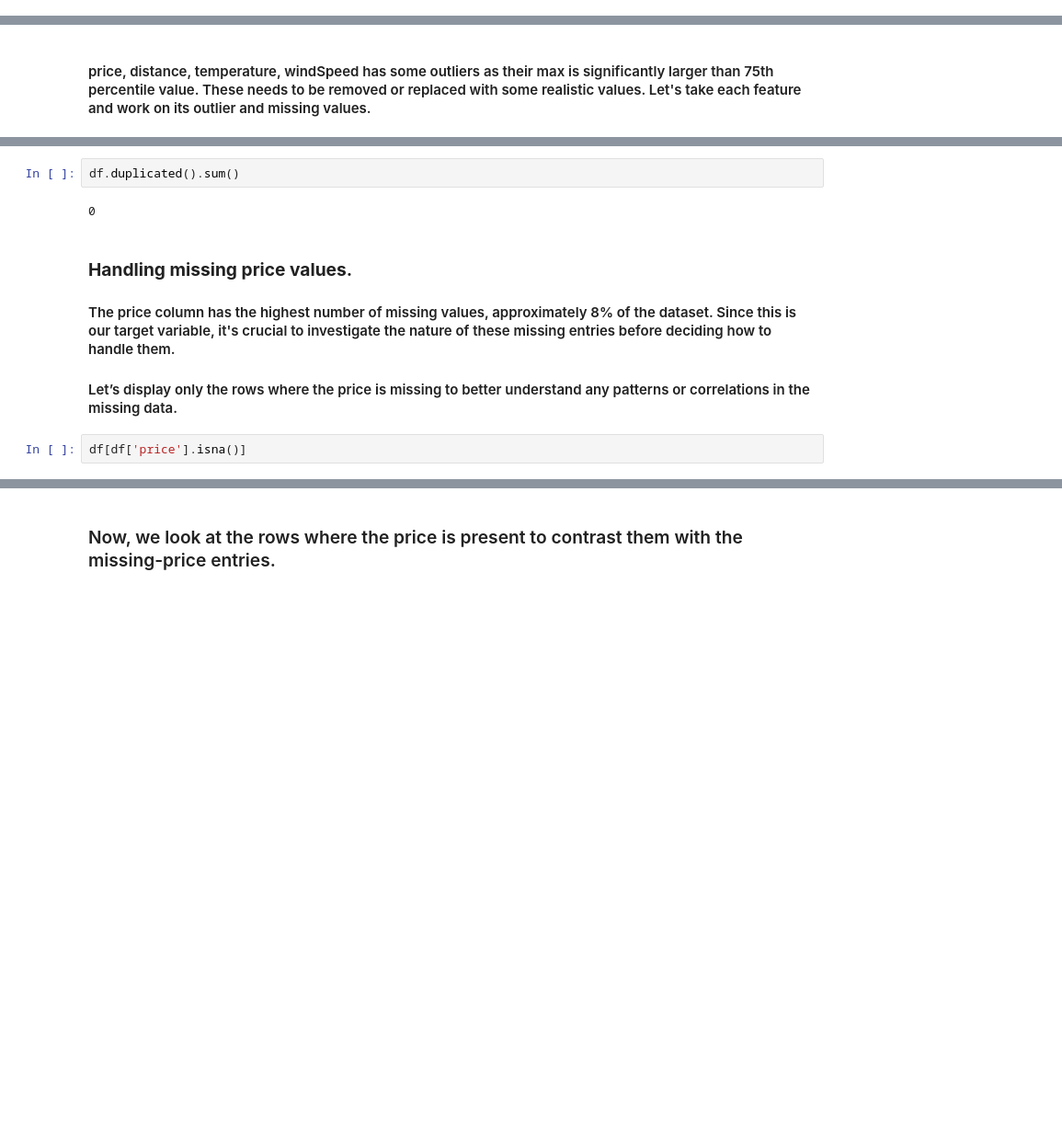
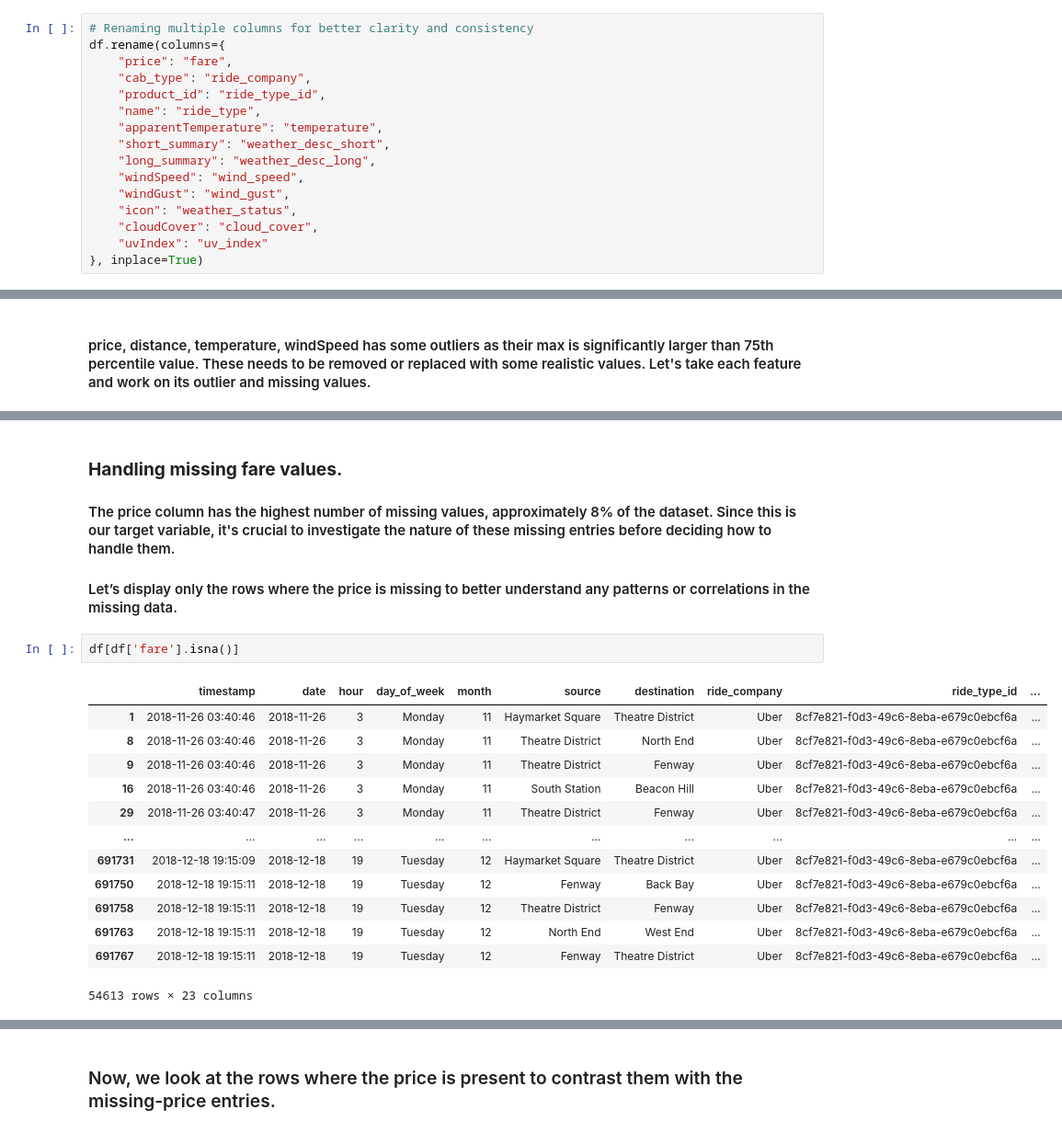
Before and after one commit to Mahir-Uddin0/Uber-Fare-Prediction, a Jupyter notebook: Notebooks/Data Preprocessing.ipynb, the cells around one changed output, grey strips where cells are left out. Shown at 92% size. Cells and saved outputs as stored; diff of their text form; blank space fills up the shorter version.

```diff
--- a/Notebooks/Data Preprocessing.ipynb
+++ b/Notebooks/Data Preprocessing.ipynb
@@ -20,0 +114,16 @@ df.head(7)
+# %%
+# Renaming multiple columns for better clarity and consistency
+df.rename(columns={
+    "price": "fare",
+    "cab_type": "ride_company",
+    "product_id": "ride_type_id",
+    "name": "ride_type",
+    "apparentTemperature": "temperature",
+    "short_summary": "weather_desc_short",
+    "long_summary": "weather_desc_long",
+    "windSpeed": "wind_speed",
+    "windGust": "wind_gust",
+    "icon": "weather_status",
+    "cloudCover": "cloud_cover",
+    "uvIndex": "uv_index"
+}, inplace=True)
@@ -29,11 +219,21 @@ df.isnull().sum()
-# %%
-df.duplicated().sum()
-# %% [output]
-0
 # %% [markdown]
-### **Handling missing price values.**
+### **Handling missing fare values.**
 #### The price column has the highest number of missing values, approximately 8% of the dataset. Since this is our target variable, it's crucial to investigate the nature of these missing entries before deciding how to handle them.
 #### Let’s display only the rows where the price is missing to better understand any patterns or correlations in the missing data.
 # %%
-df[df['price'].isna()]
+df[df['fare'].isna()]
+# %% [output]
+|  | timestamp | date | hour | day_of_week | month | source | destination | ride_company | ride_type_id | ... |
+| 1 | 2018-11-26 03:40:46 | 2018-11-26 | 3 | Monday | 11 | Haymarket Square | Theatre District | Uber | 8cf7e821-f0d3-49c6-8eba-e679c0ebcf6a | ... |
+| 8 | 2018-11-26 03:40:46 | 2018-11-26 | 3 | Monday | 11 | Theatre District | North End | Uber | 8cf7e821-f0d3-49c6-8eba-e679c0ebcf6a | ... |
+| 9 | 2018-11-26 03:40:46 | 2018-11-26 | 3 | Monday | 11 | Theatre District | Fenway | Uber | 8cf7e821-f0d3-49c6-8eba-e679c0ebcf6a | ... |
+| 16 | 2018-11-26 03:40:46 | 2018-11-26 | 3 | Monday | 11 | South Station | Beacon Hill | Uber | 8cf7e821-f0d3-49c6-8eba-e679c0ebcf6a | ... |
+| 29 | 2018-11-26 03:40:47 | 2018-11-26 | 3 | Monday | 11 | Theatre District | Fenway | Uber | 8cf7e821-f0d3-49c6-8eba-e679c0ebcf6a | ... |
+| ... | ... | ... | ... | ... | ... | ... | ... | ... | ... | ... |
+| 691731 | 2018-12-18 19:15:09 | 2018-12-18 | 19 | Tuesday | 12 | Haymarket Square | Theatre District | Uber | 8cf7e821-f0d3-49c6-8eba-e679c0ebcf6a | ... |
+| 691750 | 2018-12-18 19:15:11 | 2018-12-18 | 19 | Tuesday | 12 | Fenway | Back Bay | Uber | 8cf7e821-f0d3-49c6-8eba-e679c0ebcf6a | ... |
+| 691758 | 2018-12-18 19:15:11 | 2018-12-18 | 19 | Tuesday | 12 | Theatre District | Fenway | Uber | 8cf7e821-f0d3-49c6-8eba-e679c0ebcf6a | ... |
+| 691763 | 2018-12-18 19:15:11 | 2018-12-18 | 19 | Tuesday | 12 | North End | West End | Uber | 8cf7e821-f0d3-49c6-8eba-e679c0ebcf6a | ... |
+| 691767 | 2018-12-18 19:15:11 | 2018-12-18 | 19 | Tuesday | 12 | Fenway | Theatre District | Uber | 8cf7e821-f0d3-49c6-8eba-e679c0ebcf6a | ... |
+54613 rows × 23 columns
 # %%
```
Also changed, not shown: parts of 44 cells of this notebook.
